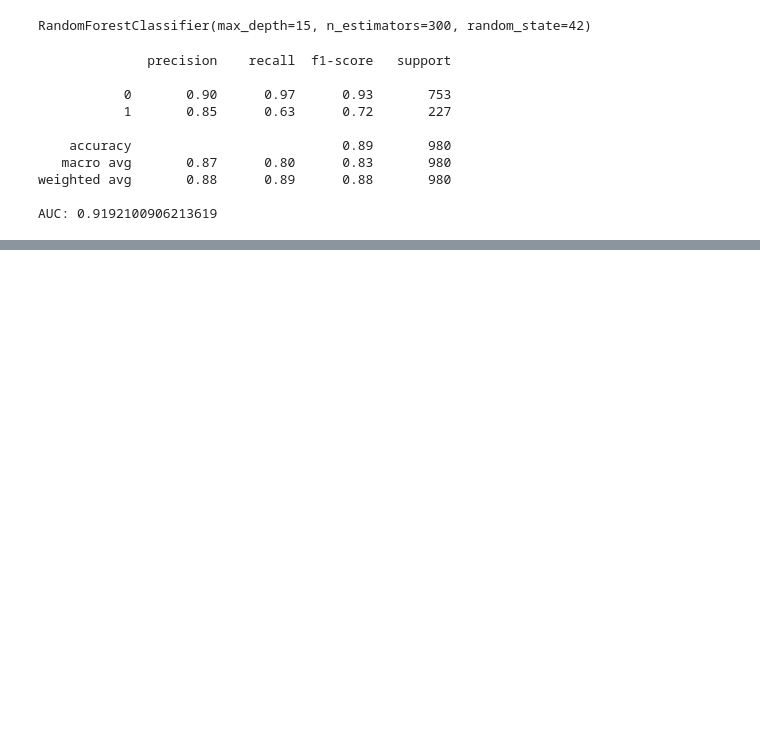
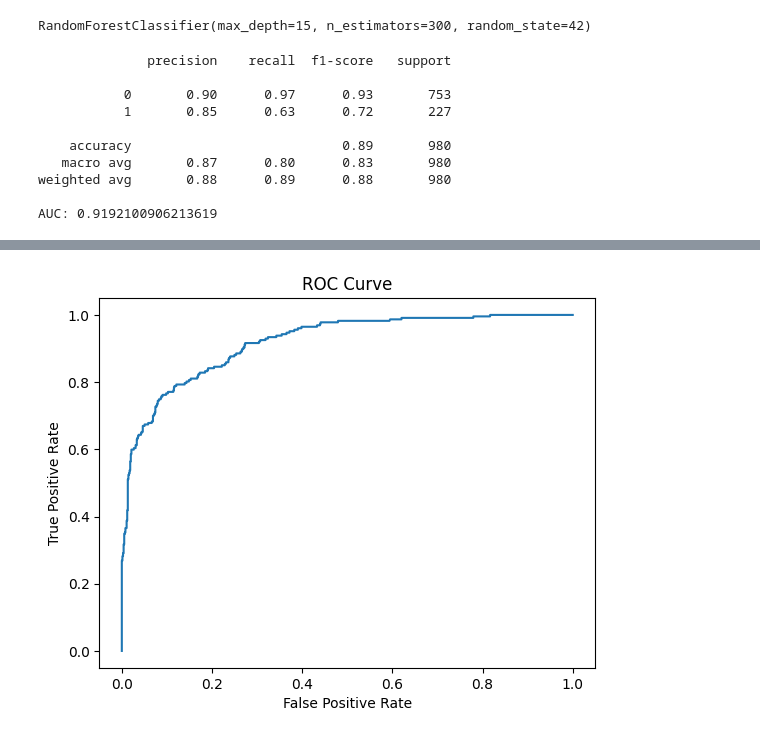
Before and after one commit to DumuthuLakshan/Wine-Quality-Prediction-, a Jupyter notebook: Untitled4.ipynb, the cells around one changed output, grey strips where cells are left out. Saved outputs shown, nothing was run; the diff lists cells and outputs as text; code cells hidden in the pictures; blank space fills up the shorter version.

```diff
--- a/Untitled4.ipynb
+++ b/Untitled4.ipynb
@@ -285,0 +316,11 @@ AUC: 0.9192100906213619
+# %%
+final_threshold = 0.4
+
+y_prob = best_model.predict_proba(X_test)[:, 1]
+y_pred_final = (y_prob >= final_threshold).astype(int)
+
+from sklearn.metrics import confusion_matrix, classification_report, roc_auc_score
+
+print(confusion_matrix(y_test, y_pred_final))
+print(classification_report(y_test, y_pred_final))
+print("AUC:", roc_auc_score(y_test, y_prob))
@@ -285,0 +340,13 @@ AUC: 0.9192100906213619
+# %%
+from sklearn.metrics import roc_curve
+import matplotlib.pyplot as plt
+
+fpr, tpr, _ = roc_curve(y_test, y_prob)
+
+plt.plot(fpr, tpr)
+plt.title("ROC Curve")
+plt.xlabel("False Positive Rate")
+plt.ylabel("True Positive Rate")
+plt.show()
+# %% [output]
+[figure, added]
```
Also changed, not shown: parts of 4 cells of this notebook.
